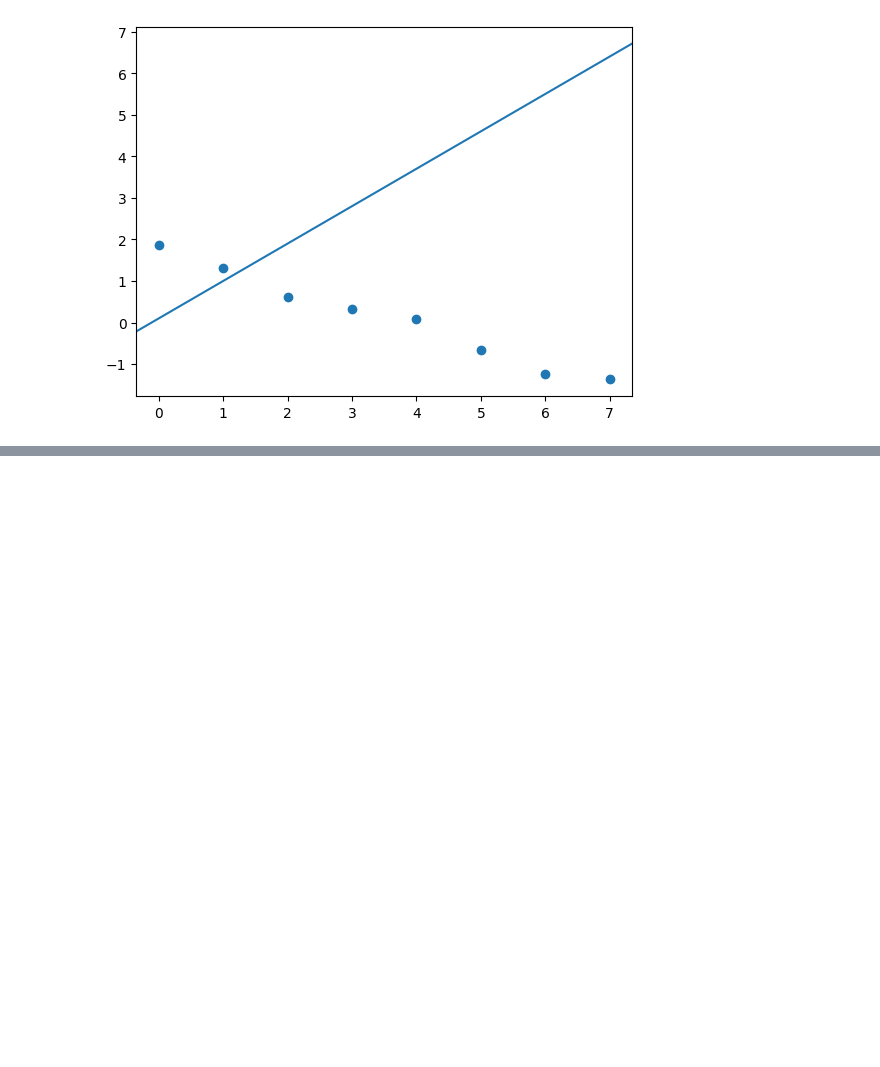
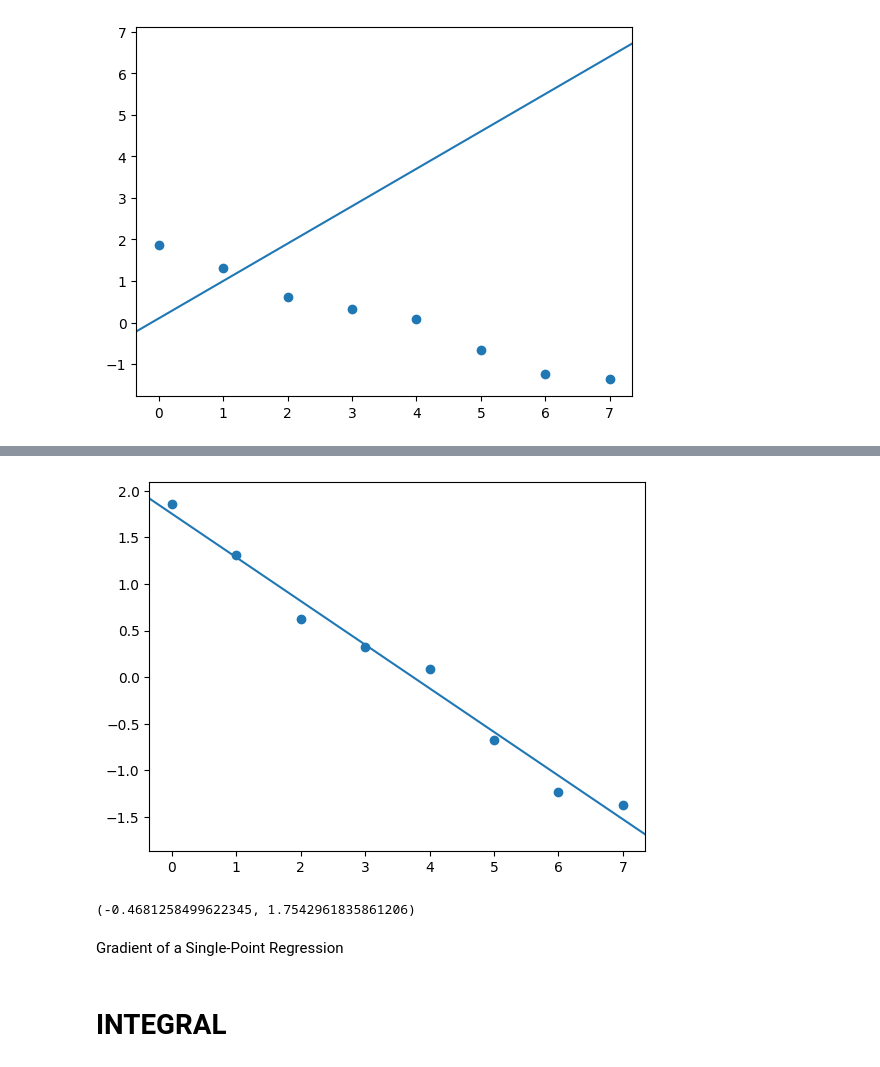
Before and after one commit to murathansygl/DS-Notebook, a Jupyter notebook: Theory.ipynb, the cells around one changed output, grey strips where cells are left out. Drawn from its saved outputs; the diff is of its cells as text; code cells hidden in the pictures; blank space fills up the shorter version.

```diff
--- a/Theory.ipynb
+++ b/Theory.ipynb
@@ -480,0 +557,10 @@ regression_plot(x, y, m, b)
+# %%
+regression_plot(x, y, m, b)
+# %% [output]
+[figure, added]
+# %%
+m.item(), b.item()
+# %% [output]
+(-0.4681258499622345, 1.7542961835861206)
+# %% [markdown]
+Gradient of a Single-Point Regression
@@ -480,0 +588,2 @@ regression_plot(x, y, m, b)
+# %% [markdown]
+# INTEGRAL
```
Also changed, not shown: parts of 19 cells of this notebook.
